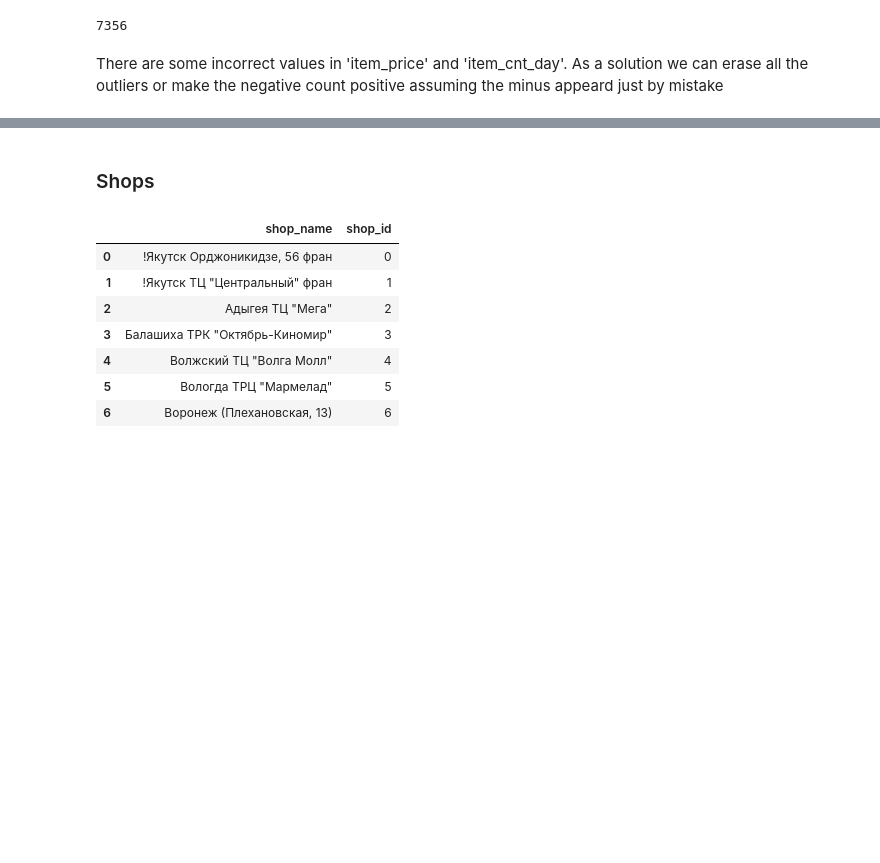
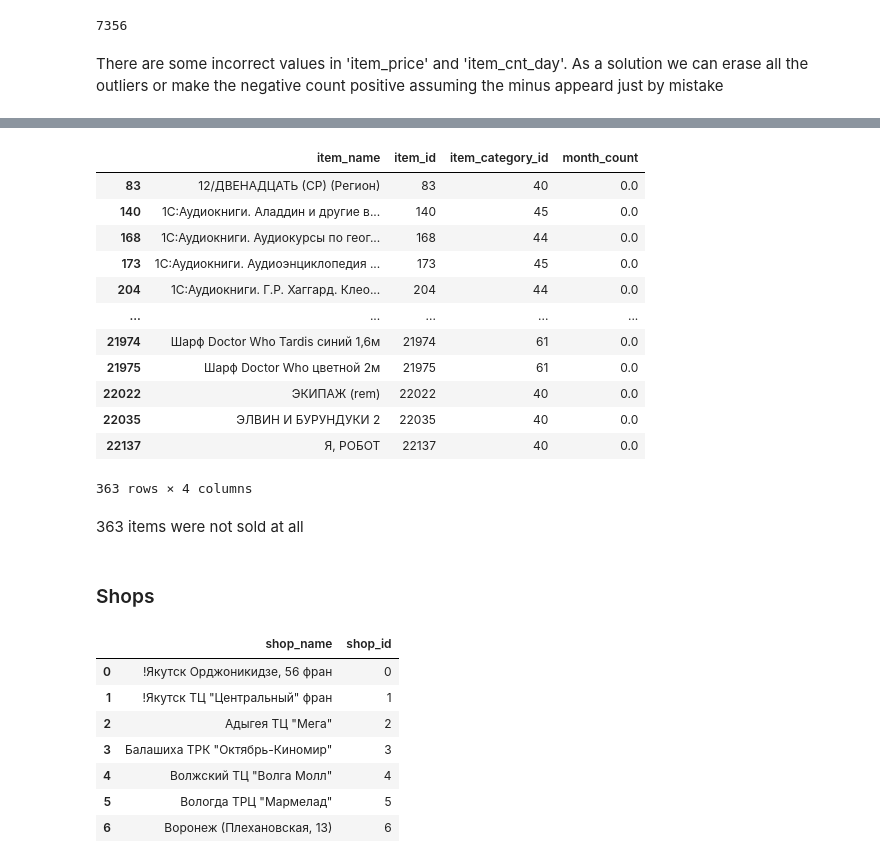
Before and after one commit to charlyrs/epam_mentorship, a Jupyter notebook: notebooks/EDA.ipynb, the cells around one changed output, grey strips where cells are left out. Drawn from its saved outputs; the diff is of its cells as text; code cells hidden in the pictures; blank space fills up the shorter version.

```diff
--- a/notebooks/EDA.ipynb
+++ b/notebooks/EDA.ipynb
@@ -103,0 +260,4 @@ There are some incorrect values in 'item_price' and 'item_cnt_day'. As a solutio
+# %%
+item_month.columns = ['month_count']
+item_month.reset_index(level = [0])
+item_month.sample(3)
@@ -104,3 +270,24 @@ There are some incorrect values in 'item_price' and 'item_cnt_day'. As a solutio
+# %%
+temp  = pd.merge(items, item_month, how = 'left', on = 'item_id')
+item_month = temp.fillna(0)
+# %%
+item_month[item_month.month_count == 0]
+# %% [output]
+|  | item_name | item_id | item_category_id | month_count |
+| 83 | 12/ДВЕНАДЦАТЬ (СР) (Регион) | 83 | 40 | 0.0 |
+| 140 | 1С:Аудиокниги. Аладдин и другие в... | 140 | 45 | 0.0 |
+| 168 | 1С:Аудиокниги. Аудиокурсы по геог... | 168 | 44 | 0.0 |
+| 173 | 1С:Аудиокниги. Аудиоэнциклопедия ... | 173 | 45 | 0.0 |
+| 204 | 1С:Аудиокниги. Г.Р. Хаггард. Клео... | 204 | 44 | 0.0 |
+| ... | ... | ... | ... | ... |
+| 21974 | Шарф Doctor Who Tardis синий 1,6м | 21974 | 61 | 0.0 |
+| 21975 | Шарф Doctor Who цветной 2м | 21975 | 61 | 0.0 |
+| 22022 | ЭКИПАЖ (rem) | 22022 | 40 | 0.0 |
+| 22035 | ЭЛВИН И БУРУНДУКИ 2 | 22035 | 40 | 0.0 |
+| 22137 | Я, РОБОТ | 22137 | 40 | 0.0 |
+363 rows × 4 columns
+# %% [markdown]
+363 items were not sold at all
 # %% [markdown]
 ### Shops
 # %%
```
Also changed, not shown: parts of 26 cells of this notebook.
